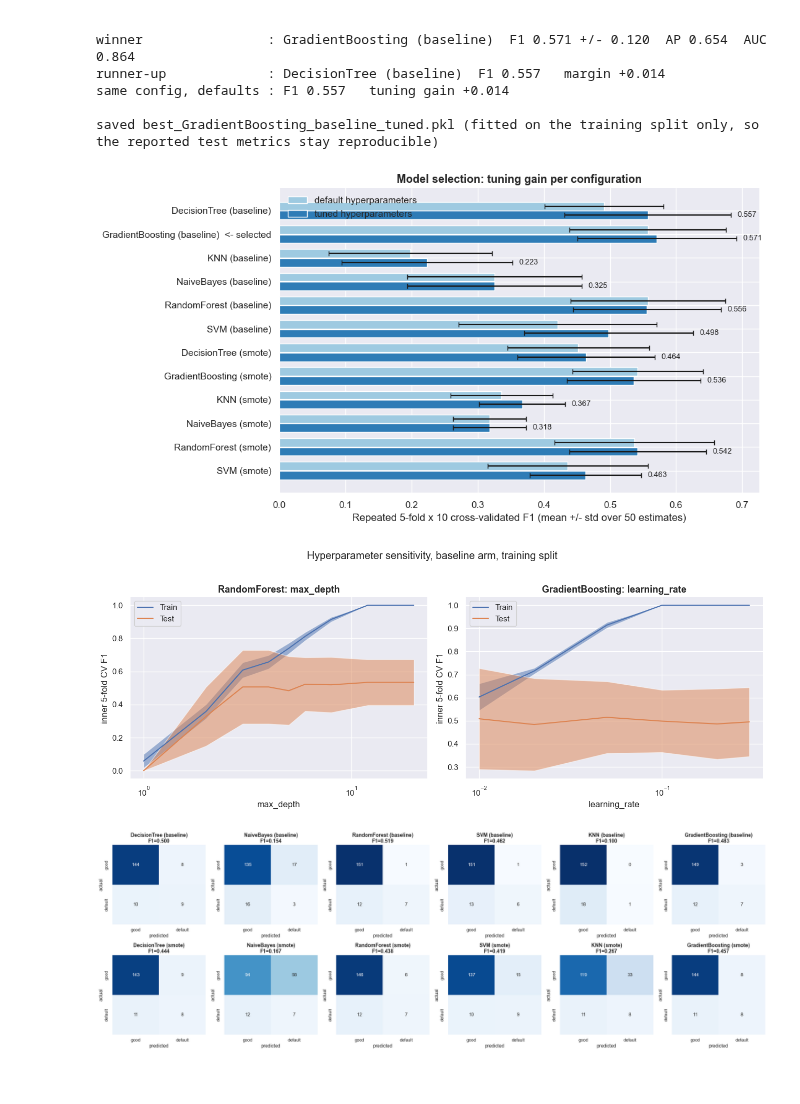
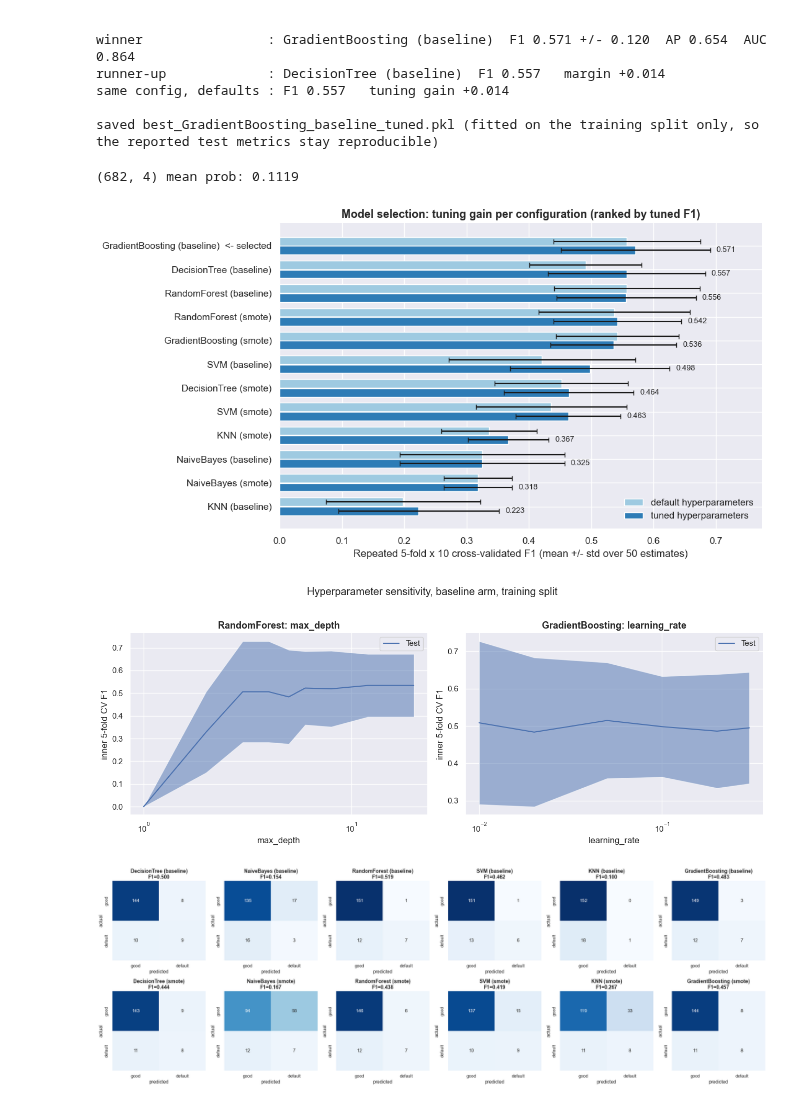
Before and after one commit to DhanushPillay/Customer-Behavioral-Analysis-Loan-Default-Classification, a Jupyter notebook: notebooks/04_modeling.ipynb, the cells around one changed output. Cells and saved outputs as stored; diff of their text form; code cells hidden in the pictures.

```diff
--- a/notebooks/04_modeling.ipynb
+++ b/notebooks/04_modeling.ipynb
@@ -307,55 +307,72 @@ runner-up             : DecisionTree (baseline)  F1 0.557   margin +0.014
 same config, defaults : F1 0.557   tuning gain +0.014
 
 saved best_GradientBoosting_baseline_tuned.pkl (fitted on the training split only, so the reported test metrics stay reproducible)
+# %%
+# Dashboard export: refit the winning config on ALL 682 loans so every loan gets a score
+full_pipe = mk(model_zoo()[win_name], win_setting == "smote")
+full_pipe.set_params(**searches[(win_name, win_setting)].best_params_)
+full_pipe.fit(X, y)
+joblib.dump(full_pipe, OUT_DIR / "models" / f"best_{win_name}_{win_setting}_full.pkl")
+scores = pd.DataFrame({"loan_id": f["loan_id"], "account_id": f["account_id"],
+                       "prob_default": full_pipe.predict_proba(X)[:, 1], "target": y})
+scores.to_csv(OUT_DIR / "model_scores.csv", index=False)
+print(scores.shape, "mean prob:", round(float(scores["prob_default"].mean()), 4))
+# %% [output]
+(682, 4) mean prob: 0.1119
 # %%
 # Step 4 figure - the selection evidence
-pivot = cv_res.pivot_table(index=["setting", "model"], columns="variant", values="cv_f1_mean").reset_index()
-spread = cv_res.pivot_table(index=["setting", "model"], columns="variant", values="cv_f1_std").reset_index()
+means = cv_res.pivot_table(index=["setting", "model"], columns="variant", values="cv_f1_mean").reset_index()
+stds = cv_res.pivot_table(index=["setting", "model"], columns="variant", values="cv_f1_std").reset_index()
+bars = means.merge(stds, on=["setting", "model"], suffixes=("", "_std"))
+bars = bars.sort_values("tuned", ascending=False).reset_index(drop=True)
 labels = [f"{r.model} ({r.setting})" + ("  <- selected" if (r.model, r.setting) == (win_name, win_setting) else "")
-          for r in pivot.itertuples()]
-ypos = np.arange(len(pivot))
+          for r in bars.itertuples()]
+ypos = np.arange(len(bars))
 
 fig, ax = plt.subplots(figsize=(11, 6))
-ax.barh(ypos - 0.19, pivot["default"], height=0.36, xerr=spread["default"], capsize=3,
+ax.barh(ypos - 0.19, bars["default"], height=0.36, xerr=bars["default_std"], capsize=3,
         color="#9ecae1", edgecolor="white", label="default hyperparameters")
-ax.barh(ypos + 0.19, pivot["tuned"], height=0.36, xerr=spread["tuned"], capsize=3,
+ax.barh(ypos + 0.19, bars["tuned"], height=0.36, xerr=bars["tuned_std"], capsize=3,
         color=GOOD, edgecolor="white", label="tuned hyperparameters")
 ax.set_yticks(ypos)
 ax.set_yticklabels(labels)
 ax.invert_yaxis()
 ax.set_xlabel("Repeated 5-fold x 10 cross-validated F1 (mean +/- std over 50 estimates)")
-ax.set_title("Model selection: tuning gain per configuration")
-ax.legend(frameon=False)
-for i, v in enumerate(pivot["tuned"]):
-    ax.text(v + spread["tuned"].iloc[i] + 0.01, i + 0.19, f"{v:.3f}", va="center", fontsize=9)
+ax.set_title("Model selection: tuning gain per configuration (ranked by tuned F1)")
+ax.legend(frameon=False, loc="lower right")
+for i, (v, sd) in enumerate(zip(bars["tuned"], bars["tuned_std"])):
+    ax.text(v + sd + 0.01, i + 0.19, f"{v:.3f}", va="center", fontsize=9)
+ax.set_xlim(0, float((bars["tuned"] + bars["tuned_std"]).max()) * 1.12)
 sns.despine()
 plt.tight_layout()
 plt.savefig(FIG_DIR / "cv_selection.png", dpi=150, bbox_inches="tight")
 plt.show()
 # %% [output]
-[figure, old version]
+[figure, new version]
 # %%
 # Step 3 figure - F1 sensitivity to the two hyperparameters that matter most
 CURVES = {
     "RandomForest": ("randomforestclassifier__max_depth", [1, 2, 3, 4, 5, 6, 8, 12, 20]),
     "GradientBoosting": ("gradientboostingclassifier__learning_rate", [0.01, 0.02, 0.05, 0.1, 0.2, 0.3]),
 }
 fig, axes = plt.subplots(1, 2, figsize=(13, 5))
 for ax, (name, (param, values)) in zip(axes, CURVES.items()):
     label = param.split("__")[-1]
+    # train curve hits F1 1.00 by memorising the folds, so it is not drawn
     ValidationCurveDisplay.from_estimator(mk(model_zoo()[name]), X_train, y_train,
                                           param_name=param, param_range=values,
-                                          cv=INNER, scoring="f1", n_jobs=-1, ax=ax)
+                                          cv=INNER, scoring="f1", n_jobs=-1, ax=ax,
+                                          score_type="test")
     ax.set_title(f"{name}: {label}")
     ax.set_xlabel(label)
     ax.set_ylabel("inner 5-fold CV F1")
     sns.despine(ax=ax)
 fig.suptitle("Hyperparameter sensitivity, baseline arm, training split", y=1.02)
 plt.tight_layout()
 plt.savefig(FIG_DIR / "tuning_curves.png", dpi=150, bbox_inches="tight")
 plt.show()
 # %% [output]
-[figure, old version]
+[figure, new version]
 # %%
 vmax = max(confusion_matrix(y_test, fitted[(n, s)][0]).max()
            for n in models for s in ["baseline", "smote"])
```
Also changed, not shown: parts of 2 cells of this notebook, 38 other files.
